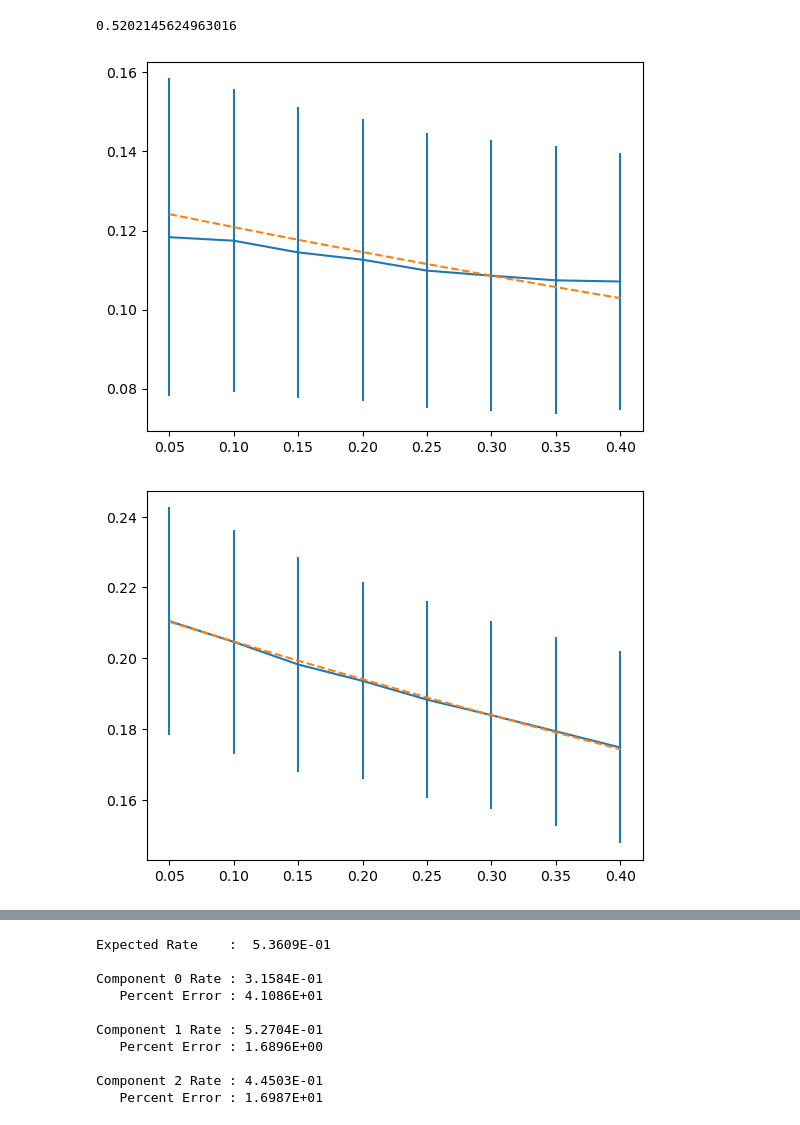
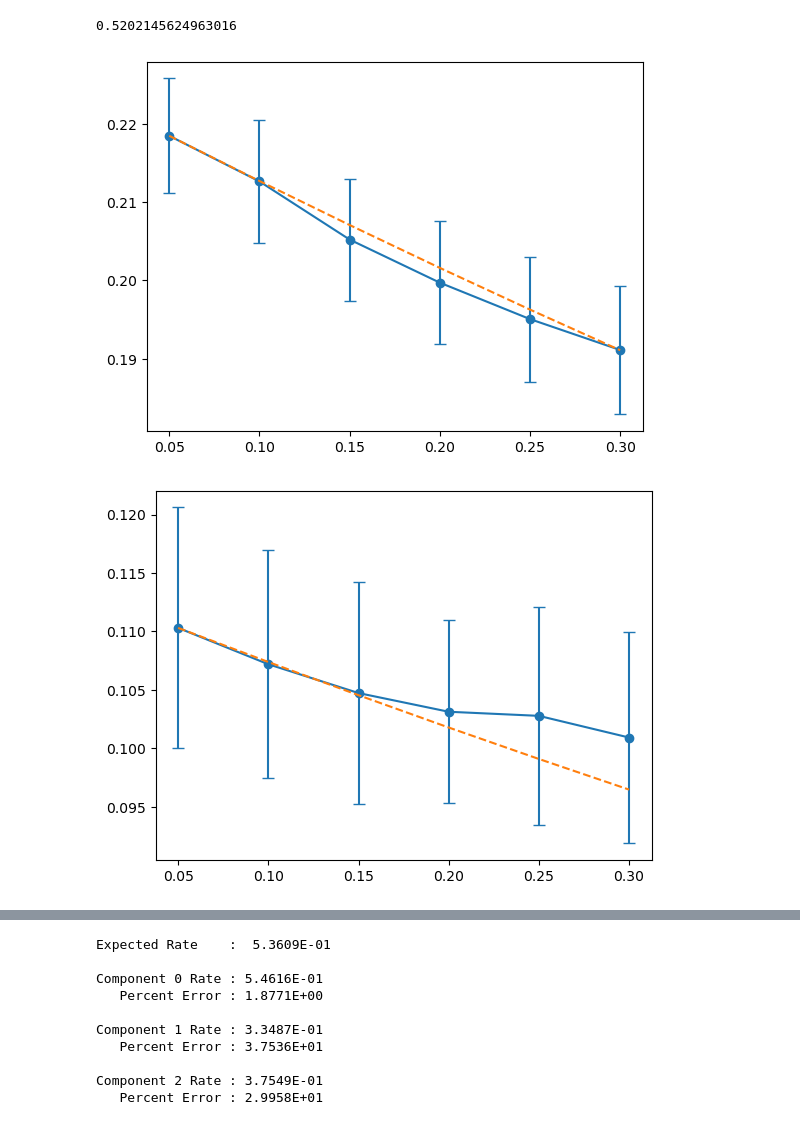
Before and after one commit to gsgall/salamander, a Jupyter notebook: bgk-relax/visualization.ipynb, the cells around one changed output, grey strips where cells are left out. Cells and saved outputs as stored; diff of their text form; code cells hidden in the pictures.

```diff
--- a/bgk-relax/visualization.ipynb
+++ b/bgk-relax/visualization.ipynb
@@ -156,36 +156,36 @@ def multipleRuns(folder, run_start, runs, steps, step_size, T_eq, m):
                 total = np.trapezoid(vals, centers)
                 pdf = vals / total
                 errors[k][i][j] = np.linalg.norm(f_equilibrium - pdf)
                 counts[i][k] += vals
     for step_counts in counts:
         for component_count in step_counts:
             component_count /= np.trapezoid(component_count, centers)
     return centers, counts, widths, errors
 
 dt = 1e-2
-num_steps = 45
+num_steps = 35
 step_size = 5
 run_start = 0
 times = np.arange(step_size, num_steps, step_size) * dt
 
-centers, counts, widths, errors = multipleRuns("hard_sphere/10x10/400_ppe", 10, 10, num_steps, step_size, T_eq,m )
+centers, counts, widths, errors = multipleRuns("hard_sphere/10x10/distribution/400_ppe", run_start, 10, num_steps, step_size, T_eq,m )
 expected_rate = hard_sphere_relaxation_rate
 #expected_rate =  maxwell_relaxation_rate
 #centers, counts, widths, errors = multipleRuns(".", 1, 100, 5, T_eq,m )
 
 
-fit_index = 5
+fit_index = 0
 rates = np.zeros((3), dtype=float)
 for i in range(3):
     component_errors = errors[i]
     mean_error = component_errors.mean(axis=1)
     expected = mean_error[fit_index] * np.exp(-expected_rate * (times - times[fit_index]))
     simulated_rate, _ = np.polyfit(times, np.log(mean_error), deg=1)
     rates[i] = np.abs(simulated_rate)
     plt.figure()
-    plt.errorbar(times, mean_error, component_errors.std(axis=1))
+    plt.errorbar(times, mean_error, component_errors.std(axis=1), fmt='-o', capsize=4)
     plt.plot(times, expected,'--', zorder=10)
     plt.show()
 # %% [output]
-[figure, old version]
+[figure, new version]
-[figure, old version]
+[figure, new version]
@@ -200,11 +200,11 @@ for i, rate in enumerate(rates):
 # %% [output]
 Expected Rate    :  5.3609E-01
 
-Component 0 Rate : 3.1584E-01
-   Percent Error : 4.1086E+01
+Component 0 Rate : 5.4616E-01
+   Percent Error : 1.8771E+00
 
-Component 1 Rate : 5.2704E-01
-   Percent Error : 1.6896E+00
+Component 1 Rate : 3.3487E-01
+   Percent Error : 3.7536E+01
 
-Component 2 Rate : 4.4503E-01
-   Percent Error : 1.6987E+01
+Component 2 Rate : 3.7549E-01
+   Percent Error : 2.9958E+01
```
Also changed, not shown: parts of 5 cells of this notebook, 26 other files.
